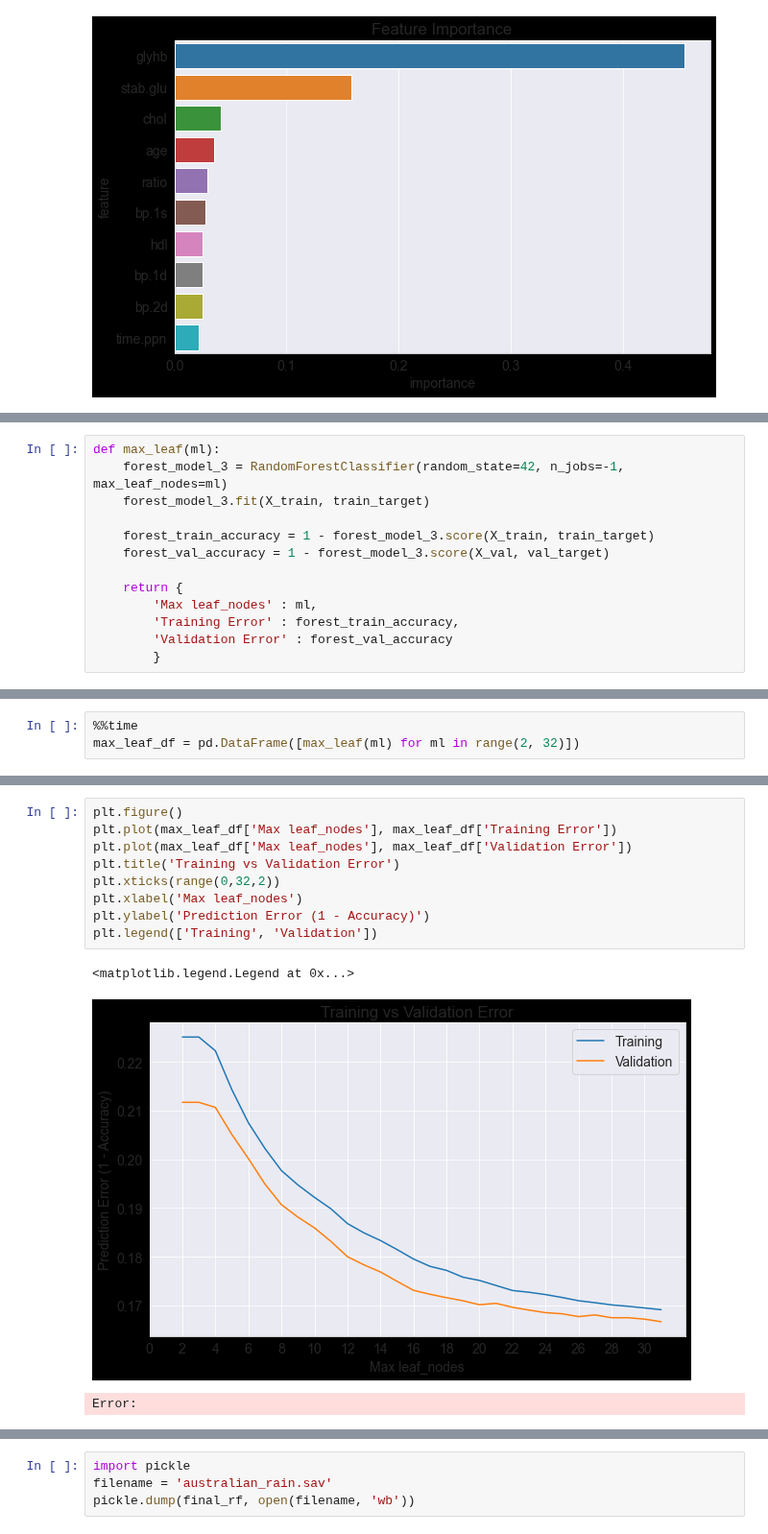
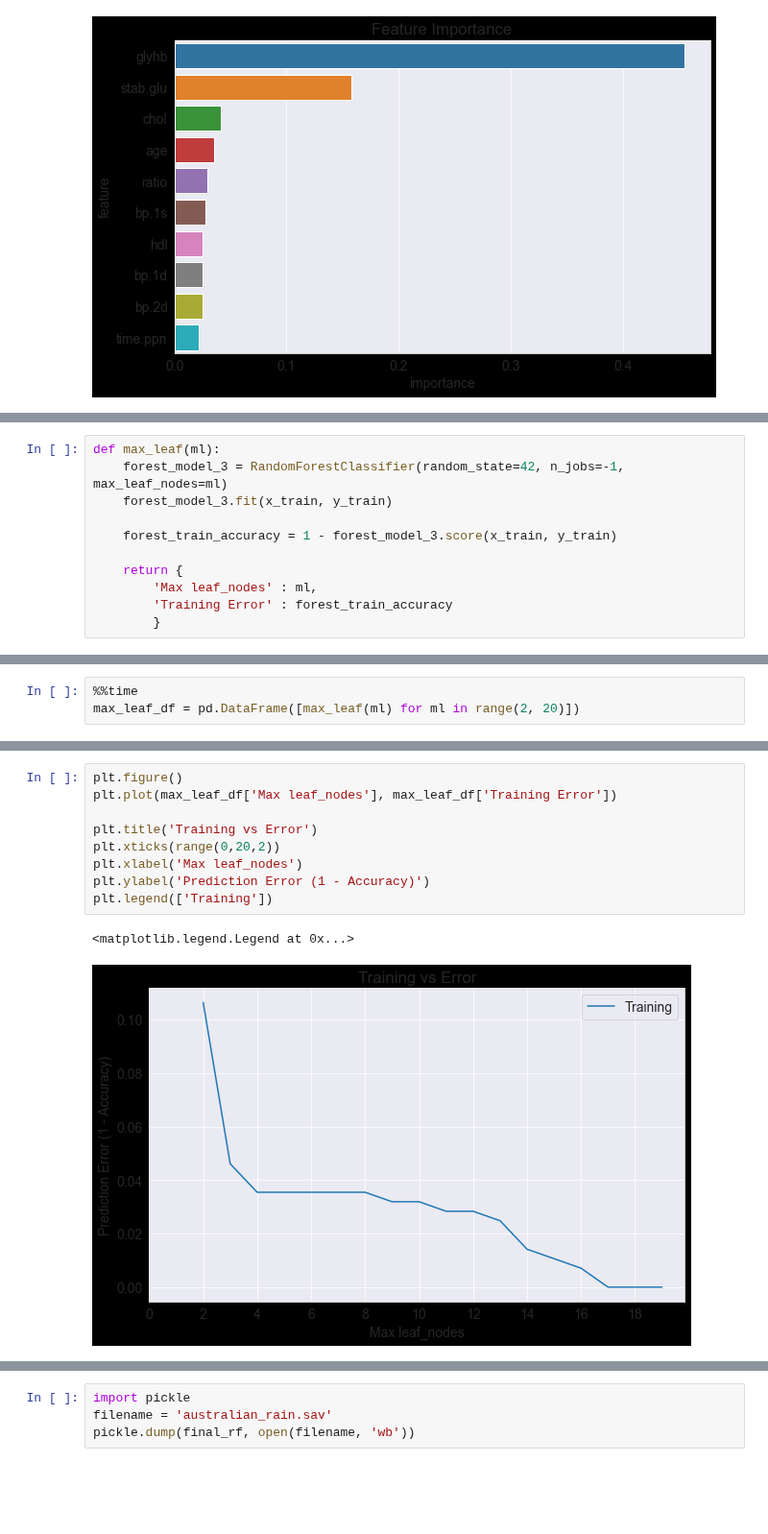
Before and after one commit to wessware/diabetes_data_analysis, a Jupyter notebook: models/random_forest_models/random_forest_classifier_base.ipynb, the cells around one changed output, grey strips where cells are left out. Shown at 96% size. Drawn from its saved outputs; the diff is of its cells as text; blank space fills up the shorter version.

```diff
--- a/models/random_forest_models/random_forest_classifier_base.ipynb
+++ b/models/random_forest_models/random_forest_classifier_base.ipynb
@@ -362,13 +327,11 @@ Error:
 # %%
 def max_leaf(ml):
     forest_model_3 = RandomForestClassifier(random_state=42, n_jobs=-1, max_leaf_nodes=ml)
-    forest_model_3.fit(X_train, train_target)
+    forest_model_3.fit(x_train, y_train)
 
-    forest_train_accuracy = 1 - forest_model_3.score(X_train, train_target)
-    forest_val_accuracy = 1 - forest_model_3.score(X_val, val_target)
+    forest_train_accuracy = 1 - forest_model_3.score(x_train, y_train)
 
     return {
         'Max leaf_nodes' : ml,
-        'Training Error' : forest_train_accuracy,
-        'Validation Error' : forest_val_accuracy
+        'Training Error' : forest_train_accuracy
         }
@@ -377,4 +338,4 @@ Error:
 # %%
 %%time
-max_leaf_df = pd.DataFrame([max_leaf(ml) for ml in range(2, 32)])
+max_leaf_df = pd.DataFrame([max_leaf(ml) for ml in range(2, 20)])
 # %% [output]
@@ -404,16 +363,15 @@ Error:
 # %%
 plt.figure()
 plt.plot(max_leaf_df['Max leaf_nodes'], max_leaf_df['Training Error'])
-plt.plot(max_leaf_df['Max leaf_nodes'], max_leaf_df['Validation Error'])
-plt.title('Training vs Validation Error')
-plt.xticks(range(0,32,2))
+
+plt.title('Training vs Error')
+plt.xticks(range(0,20,2))
 plt.xlabel('Max leaf_nodes')
 plt.ylabel('Prediction Error (1 - Accuracy)')
-plt.legend(['Training', 'Validation'])
+plt.legend(['Training'])
 # %% [output]
 <matplotlib.legend.Legend at 0x...>
-[figure, old version]
+[figure, new version]
-Error:
 # %%
 test_params(max_features='log2')
 # %% [output]
```
Also changed, not shown: parts of 50 cells of this notebook.
